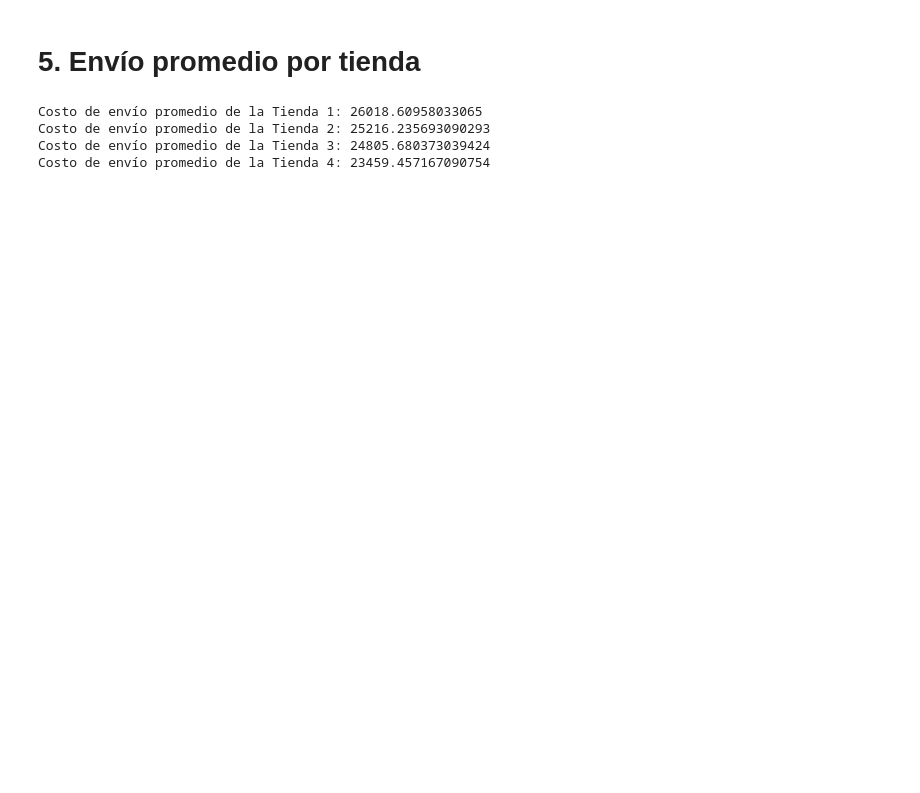
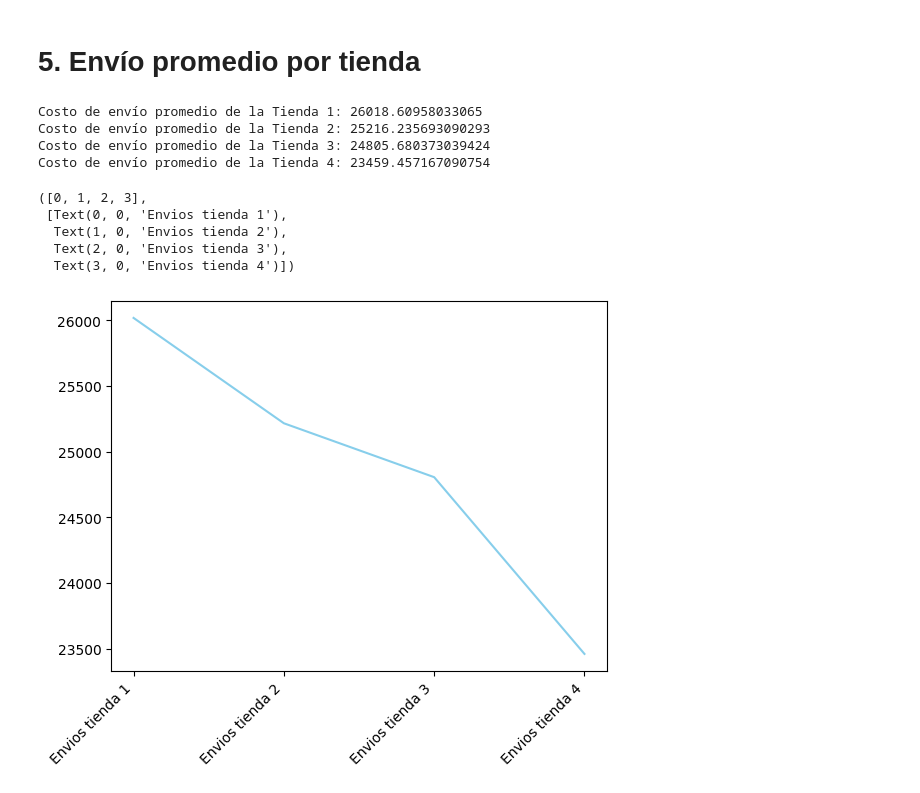
Before and after one commit to Danilalo/Challenge-de-Modelado-de-datos-con-Python, a Jupyter notebook: Challenge_de_Modelado_de_datos_con_Python.ipynb, the cells around one changed output. Drawn from its saved outputs; the diff is of its cells as text; code cells hidden in the pictures; blank space fills up the shorter version.

```diff
--- a/Challenge_de_Modelado_de_datos_con_Python.ipynb
+++ b/Challenge_de_Modelado_de_datos_con_Python.ipynb
@@ -177,3 +266,21 @@ Costo de envío promedio de la Tienda 1: 26018.60958033065
 Costo de envío promedio de la Tienda 2: 25216.235693090293
 Costo de envío promedio de la Tienda 3: 24805.680373039424
 Costo de envío promedio de la Tienda 4: 23459.457167090754
+# %%
+import matplotlib.pyplot as plt
+
+
+
+prom = [Prom_Envio_tienda1, Prom_Envio_tienda2, Prom_Envio_tienda3, Prom_Envio_tienda4]
+titulos = ['Envios tienda 1', 'Envios tienda 2', 'Envios tienda 3', 'Envios tienda 4']
+
+
+plt.plot(titulos, prom, color='skyblue')
+plt.xticks(rotation=45, ha='right')
+# %% [output]
+([0, 1, 2, 3],
+ [Text(0, 0, 'Envios tienda 1'),
+  Text(1, 0, 'Envios tienda 2'),
+  Text(2, 0, 'Envios tienda 3'),
+  Text(3, 0, 'Envios tienda 4')])
+[figure, added]
```
Also changed, not shown: parts of 5 cells of this notebook.
